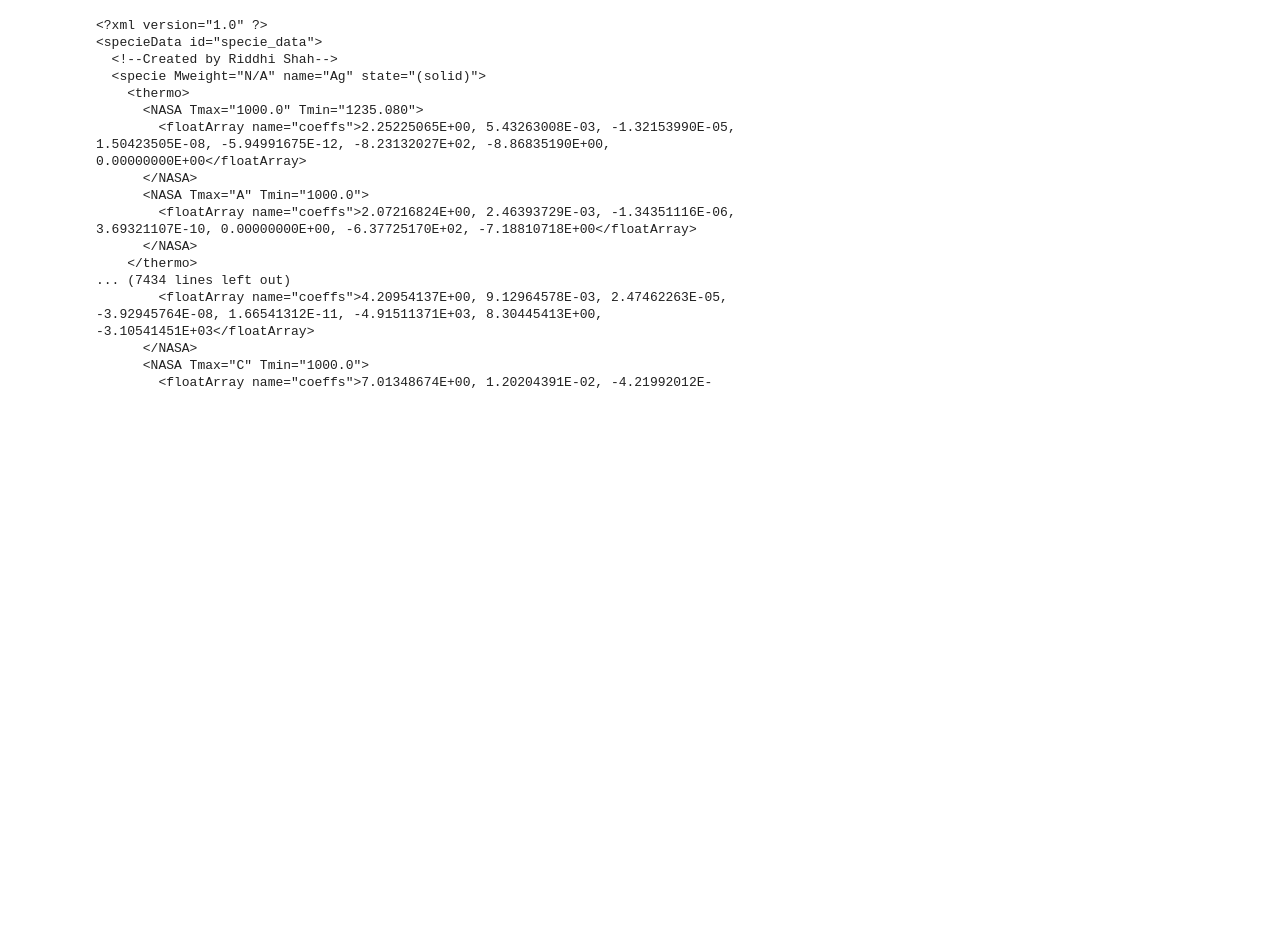
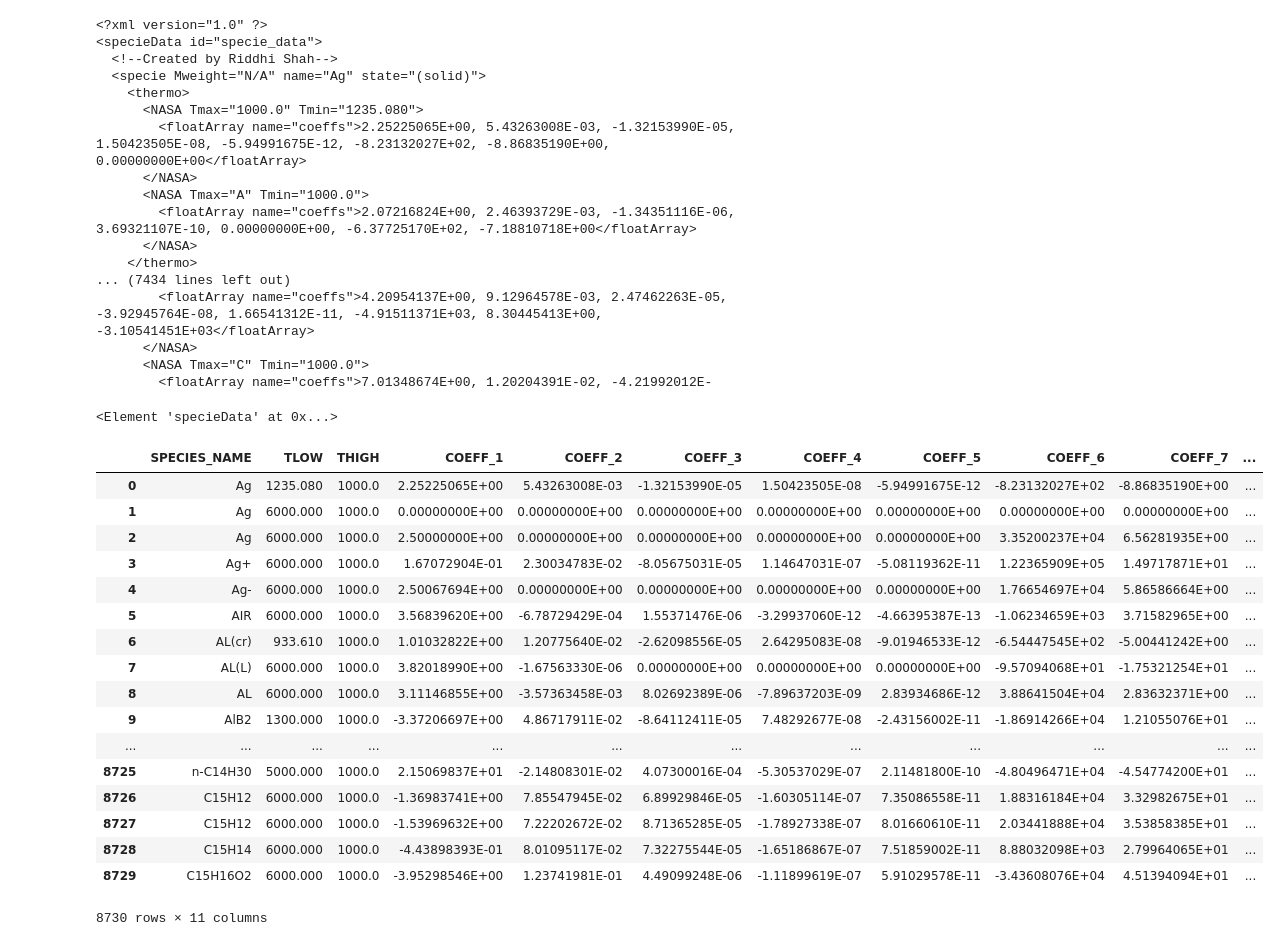
Before and after one commit to dsondak/pychemkin, a Jupyter notebook: pychemkin/thermo_database/Parser Methods.ipynb, the cells around one changed output. Drawn from its saved outputs; the diff is of its cells as text; code cells hidden in the pictures; blank space fills up the shorter version.

```diff
--- a/pychemkin/thermo_database/Parser Methods.ipynb
+++ b/pychemkin/thermo_database/Parser Methods.ipynb
@@ -138,0 +189,76 @@ print(prettify(root))
+# %%
+#Parse XML to get info for each species
+import xml.etree.ElementTree as ET
+
+#Get the xml
+tree = ET.parse('7poly.xml')
+root = tree.getroot()
+print(root)
+
+#get species
+species = root.findall('specie')
+
+for specie in species:
+    name = specie.get('name')
+
+    #get low temp high/low and coeffs for each specie
+    NASA = specie.find('thermo').findall('NASA')
+
+    #get low info
+    low_tmax = NASA[0].get('Tmax')
+    low_tmin = NASA[0].get('Tmin')
+
+    #to handle where there are 8 low coeffs
+    lows = NASA[0].find('floatArray').text.split()
+    if(len(lows) > 7):
+        Low_C_1,Low_C_2,Low_C_3,Low_C_4,Low_C_5,Low_C_6,Low_C_7,Low_C_8 = lows[0:8]
+        lows_to_insert = (name,low_tmin,low_tmax,Low_C_1.strip(','),Low_C_2.strip(','),Low_C_3.strip(','),Low_C_4.strip(','),Low_C_5.strip(','),Low_C_6.strip(','),Low_C_7.strip(','),Low_C_8.strip(','))
+    else:
+        Low_C_1,Low_C_2,Low_C_3,Low_C_4,Low_C_5,Low_C_6,Low_C_7 = lows[0:7]
+        lows_to_insert = (name,low_tmin,low_tmax,Low_C_1.strip(','),Low_C_2.strip(','),Low_C_3.strip(','),Low_C_4.strip(','),Low_C_5.strip(','),Low_C_6.strip(','),Low_C_7.strip(','),"")
+
+    #get low info
+    high_tmax = NASA[1].get('Tmax')
+    high_tmin = NASA[1].get('Tmin')
+    High_C_1,High_C_2,High_C_3,High_C_4,High_C_5,High_C_6,High_C_7 = NASA[1].find('floatArray').text.strip(',').split()[0:7]
+    high_to_insert = name,high_tmin,high_tmax,High_C_1.strip(','),High_C_2.strip(','),High_C_3.strip(','),High_C_4.strip(','),High_C_5.strip(','),High_C_6.strip(','),High_C_7.strip(',')
+
+    #Insert the values for each species into table
+    cursor.execute('''INSERT INTO LOW
+                  (SPECIES_NAME, TLOW, THIGH, COEFF_1, COEFF_2,COEFF_3,COEFF_4,COEFF_5,COEFF_6,COEFF_7, COEFF_8)
+                  VALUES (?, ?, ?, ?, ?, ?, ?, ?, ?, ?, ?)''', lows_to_insert)
+    cursor.execute('''INSERT INTO HIGH
+                  (SPECIES_NAME, TLOW, THIGH, COEFF_1, COEFF_2,COEFF_3,COEFF_4,COEFF_5,COEFF_6,COEFF_7)
+                  VALUES (?, ?, ?, ?, ?, ?, ?, ?, ?, ?)''', high_to_insert)
+# %% [output]
+<Element 'specieData' at 0x...>
+# %%
+def viz_tables(cols, query):
+    q = cursor.execute(query).fetchall()
+    framelist = []
+    for i, col_name in enumerate(cols):
+        framelist.append((col_name, [col[i] for col in q]))
+    return pd.DataFrame.from_items(framelist)
+# %%
+candidate_cols = [col[1] for col in cursor.execute("PRAGMA table_info(LOW)")]
+query = '''SELECT * FROM LOW'''
+viz_tables(candidate_cols, query)
+# %% [output]
+|  | SPECIES_NAME | TLOW | THIGH | COEFF_1 | COEFF_2 | COEFF_3 | COEFF_4 | COEFF_5 | COEFF_6 | COEFF_7 | ... |
+| 0 | Ag | 1235.080 | 1000.0 | 2.25225065E+00 | 5.43263008E-03 | -1.32153990E-05 | 1.50423505E-08 | -5.94991675E-12 | -8.23132027E+02 | -8.86835190E+00 | ... |
+| 1 | Ag | 6000.000 | 1000.0 | 0.00000000E+00 | 0.00000000E+00 | 0.00000000E+00 | 0.00000000E+00 | 0.00000000E+00 | 0.00000000E+00 | 0.00000000E+00 | ... |
+| 2 | Ag | 6000.000 | 1000.0 | 2.50000000E+00 | 0.00000000E+00 | 0.00000000E+00 | 0.00000000E+00 | 0.00000000E+00 | 3.35200237E+04 | 6.56281935E+00 | ... |
+| 3 | Ag+ | 6000.000 | 1000.0 | 1.67072904E-01 | 2.30034783E-02 | -8.05675031E-05 | 1.14647031E-07 | -5.08119362E-11 | 1.22365909E+05 | 1.49717871E+01 | ... |
+| 4 | Ag- | 6000.000 | 1000.0 | 2.50067694E+00 | 0.00000000E+00 | 0.00000000E+00 | 0.00000000E+00 | 0.00000000E+00 | 1.76654697E+04 | 5.86586664E+00 | ... |
+| 5 | AIR | 6000.000 | 1000.0 | 3.56839620E+00 | -6.78729429E-04 | 1.55371476E-06 | -3.29937060E-12 | -4.66395387E-13 | -1.06234659E+03 | 3.71582965E+00 | ... |
+| 6 | AL(cr) | 933.610 | 1000.0 | 1.01032822E+00 | 1.20775640E-02 | -2.62098556E-05 | 2.64295083E-08 | -9.01946533E-12 | -6.54447545E+02 | -5.00441242E+00 | ... |
+| 7 | AL(L) | 6000.000 | 1000.0 | 3.82018990E+00 | -1.67563330E-06 | 0.00000000E+00 | 0.00000000E+00 | 0.00000000E+00 | -9.57094068E+01 | -1.75321254E+01 | ... |
+| 8 | AL | 6000.000 | 1000.0 | 3.11146855E+00 | -3.57363458E-03 | 8.02692389E-06 | -7.89637203E-09 | 2.83934686E-12 | 3.88641504E+04 | 2.83632371E+00 | ... |
+| 9 | AlB2 | 1300.000 | 1000.0 | -3.37206697E+00 | 4.86717911E-02 | -8.64112411E-05 | 7.48292677E-08 | -2.43156002E-11 | -1.86914266E+04 | 1.21055076E+01 | ... |
+| ... | ... | ... | ... | ... | ... | ... | ... | ... | ... | ... | ... |
+| 8725 | n-C14H30 | 5000.000 | 1000.0 | 2.15069837E+01 | -2.14808301E-02 | 4.07300016E-04 | -5.30537029E-07 | 2.11481800E-10 | -4.80496471E+04 | -4.54774200E+01 | ... |
+| 8726 | C15H12 | 6000.000 | 1000.0 | -1.36983741E+00 | 7.85547945E-02 | 6.89929846E-05 | -1.60305114E-07 | 7.35086558E-11 | 1.88316184E+04 | 3.32982675E+01 | ... |
+| 8727 | C15H12 | 6000.000 | 1000.0 | -1.53969632E+00 | 7.22202672E-02 | 8.71365285E-05 | -1.78927338E-07 | 8.01660610E-11 | 2.03441888E+04 | 3.53858385E+01 | ... |
+| 8728 | C15H14 | 6000.000 | 1000.0 | -4.43898393E-01 | 8.01095117E-02 | 7.32275544E-05 | -1.65186867E-07 | 7.51859002E-11 | 8.88032098E+03 | 2.79964065E+01 | ... |
+| 8729 | C15H16O2 | 6000.000 | 1000.0 | -3.95298546E+00 | 1.23741981E-01 | 4.49099248E-06 | -1.11899619E-07 | 5.91029578E-11 | -3.43608076E+04 | 4.51394094E+01 | ... |
+8730 rows × 11 columns
```
Also changed, not shown: parts of 3 cells of this notebook, 3 other files.
